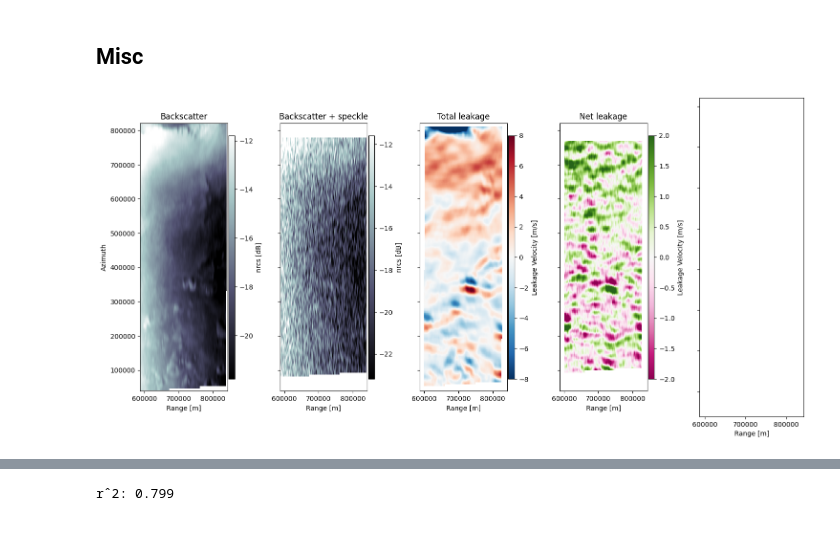
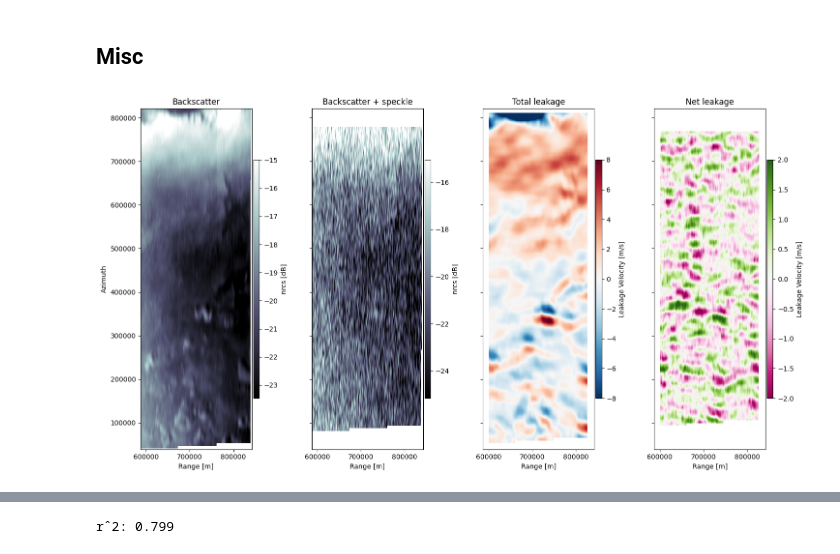
Before and after one commit to owenodriscoll/DopSCA_leakage, a Jupyter notebook: Sentinel1_analyses/process_sentinel1_chain.ipynb, the cells around one changed output, grey strips where cells are left out. Saved outputs shown, nothing was run; the diff lists cells and outputs as text; code cells hidden in the pictures.

```diff
--- a/Sentinel1_analyses/process_sentinel1_chain.ipynb
+++ b/Sentinel1_analyses/process_sentinel1_chain.ipynb
@@ -51,16 +55,18 @@ files = glob.glob(f"{data_dir+scenario}/*.SAFE")
 test = S1DopplerLeakage(
     filename=files,
     # f0=26.5e9,
-    era5_directory= 'era5_winds/',
-    scene_size=25_000,
+    era5_directory='era5_winds/',
+    resolution_product=25_000,
     az_mask_cutoff=80_000,
     vx_sat=8000,
     PRF=4,
-    resolution_spatial=200,
+    grid_spacing=200,
     antenna_length=3.2,
+    antenna_height=0.3,
     beam_pattern='phased_array',
-    antenna_elements = 4,
-    # era5_smoothing_window=15,
+    antenna_elements=4,
+    incidence_angle_scat=40,
+    # era5_smoothing_window=30,
     # denoise = True,
     )
 # %%
@@ -86,33 +92,33 @@ plot_leakage_kwargs = {'vmin': -8, 'vmax': 8, 'cmap' : 'RdBu_r'}
 plot_leakage_net_kwargs = {'vmin': -2, 'vmax': 2, 'cmap' : 'PiYG'}
 label_kwargs = {'xlabel':'Range [m]', 'ylabel':'Azimuth [m]'}
 
 net_leakage = test.data.V_leakage_pulse_rg_subscene - test.data.V_leakage_pulse_rg_subscene_inverted
-nx = 5; ny = 1
+nx = 4; ny = 1
 fig, axes = plt.subplots(ny, nx, figsize = (15, 8), sharex=True, sharey=True)
 
 (10*np.log10(test.data.nrcs_scat)).T.plot(ax= axes[0],
                                           **{'cmap': 'bone', **plot_kwargs},
                                           cbar_kwargs = {'label':'nrcs [dB]', **cbar_kwargs})
 (10*np.log10(test.data.nrcs_scat_w_noise)).T.plot(ax= axes[1],
                                                   **{'cmap': 'bone', **plot_kwargs},
                                                   cbar_kwargs = {'label':'nrcs [dB]', **cbar_kwargs})
 test.data.V_leakage_pulse_rg_subscene.T.plot(ax= axes[2],
                                              **{**plot_leakage_kwargs, **plot_kwargs},
                                              cbar_kwargs = {'label':'Leakage Velocity [m/s]', **cbar_kwargs})
 net_leakage.T.plot(ax= axes[3],
                     **{**plot_leakage_net_kwargs, **plot_kwargs},
                     cbar_kwargs = {'label':'Leakage Velocity [m/s]', **cbar_kwargs})
 
 
 titles = ['Backscatter', 'Backscatter + speckle', 'Total leakage', 'Net leakage']
 x_labels = ['Range [m]'] * nx
 y_labels = ['Azimuth'] + [''] * (nx - ny)
 _ = [ax.axes.set_title(i) for ax, i in zip(axes.ravel(), titles)]
 _ = [ax.axes.set_xlabel(i) for ax, i in zip(axes.ravel(), x_labels)]
 _ = [ax.axes.set_ylabel(i) for ax, i in zip(axes.ravel(), y_labels)]
 _ = [ax.axes.set_aspect('equal') for ax in axes.ravel()]
 
 plt.tight_layout()
 # %% [output]
-[figure, old version]
+[figure, new version]
 # %%
```
Also changed, not shown: parts of 3 cells of this notebook, 1 other file.
